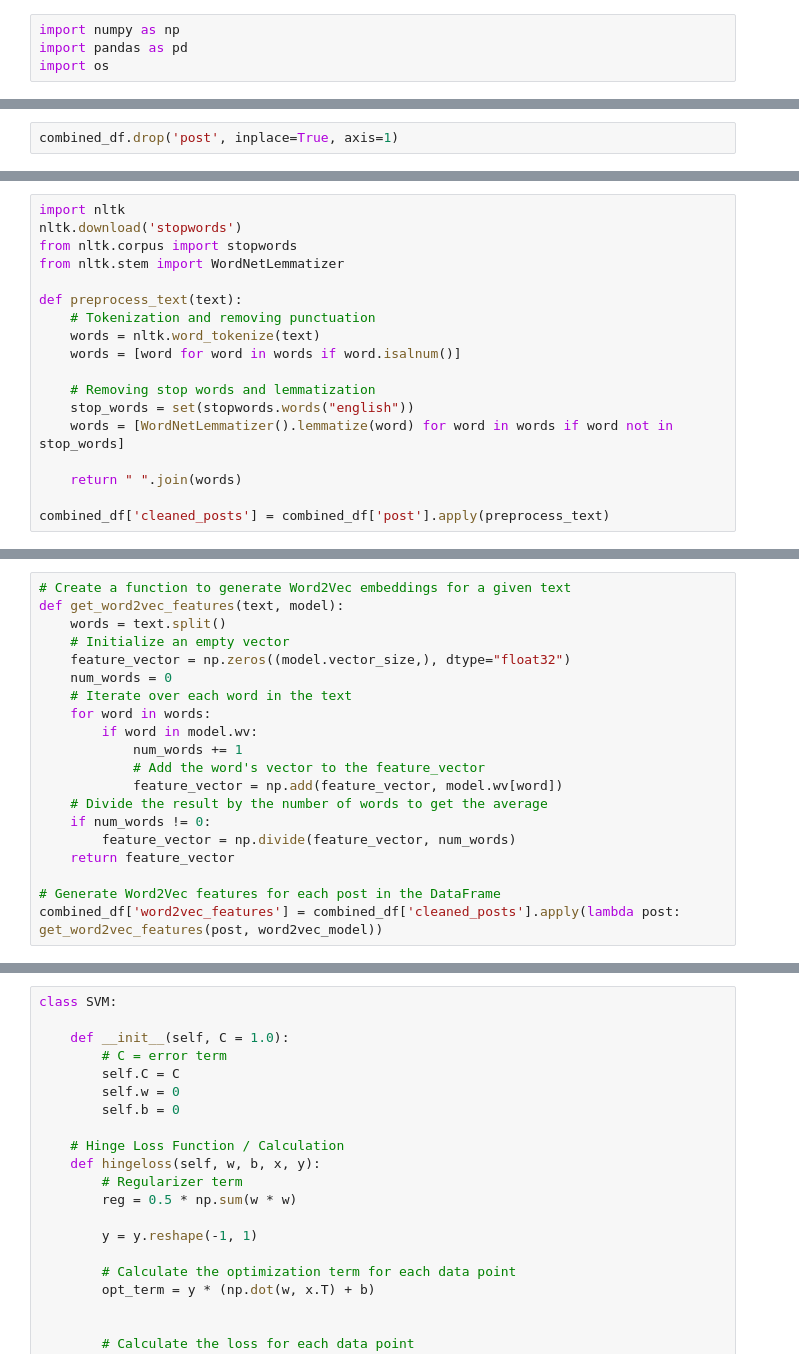
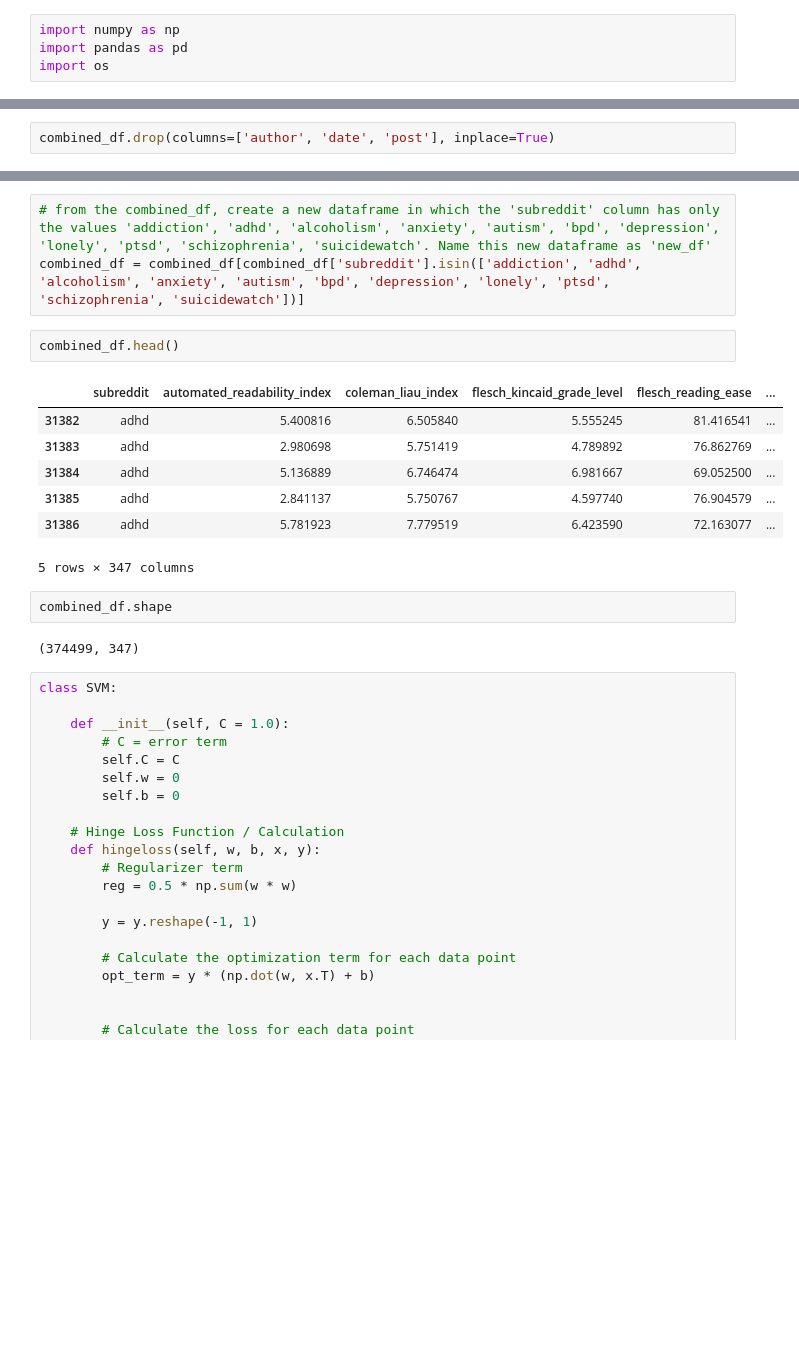
Before and after one commit to Statistical-Methods-in-AI-Monsoon-2023/project-boys, a Jupyter notebook: SVM.ipynb, the cells around one changed output, grey strips where cells are left out. Cells and saved outputs as stored; diff of their text form; blank space fills up the shorter version.

```diff
--- a/SVM.ipynb
+++ b/SVM.ipynb
@@ -10,2 +25,2 @@ combined_df = pd.read_csv('./combined_df.csv')
 # %%
-combined_df.drop('post', inplace=True, axis=1)
+combined_df.drop(columns=['author', 'date', 'post'], inplace=True)
@@ -23,18 +26,0 @@ import nltk
-# %%
-import nltk
-nltk.download('stopwords')
-from nltk.corpus import stopwords
-from nltk.stem import WordNetLemmatizer
-
-def preprocess_text(text):
-    # Tokenization and removing punctuation
-    words = nltk.word_tokenize(text)
-    words = [word for word in words if word.isalnum()]
-
-    # Removing stop words and lemmatization
-    stop_words = set(stopwords.words("english"))
-    words = [WordNetLemmatizer().lemmatize(word) for word in words if word not in stop_words]
-
-    return " ".join(words)
-
-combined_df['cleaned_posts'] = combined_df['post'].apply(preprocess_text)
@@ -47,20 +26,0 @@ word2vec_model = Word2Vec(sentences=[text.split() for text in combined_df['clean
-# %%
-# Create a function to generate Word2Vec embeddings for a given text
-def get_word2vec_features(text, model):
-    words = text.split()
-    # Initialize an empty vector
-    feature_vector = np.zeros((model.vector_size,), dtype="float32")
-    num_words = 0
-    # Iterate over each word in the text
-    for word in words:
-        if word in model.wv:
-            num_words += 1
-            # Add the word's vector to the feature_vector
-            feature_vector = np.add(feature_vector, model.wv[word])
-    # Divide the result by the number of words to get the average
-    if num_words != 0:
-        feature_vector = np.divide(feature_vector, num_words)
-    return feature_vector
-
-# Generate Word2Vec features for each post in the DataFrame
-combined_df['word2vec_features'] = combined_df['cleaned_posts'].apply(lambda post: get_word2vec_features(post, word2vec_model))
@@ -107,3 +27,20 @@ y_test_encoded = encoder.transform(y_test.values.reshape(-1, 1)).argmax(axis=1)
+# %%
+# from the combined_df, create a new dataframe in which the 'subreddit' column has only the values 'addiction', 'adhd', 'alcoholism', 'anxiety', 'autism', 'bpd', 'depression', 'lonely', 'ptsd', 'schizophrenia', 'suicidewatch'. Name this new dataframe as 'new_df'
+combined_df = combined_df[combined_df['subreddit'].isin(['addiction', 'adhd', 'alcoholism', 'anxiety', 'autism', 'bpd', 'depression', 'lonely', 'ptsd', 'schizophrenia', 'suicidewatch'])]
+# %%
+combined_df.head()
+# %% [output]
+|  | subreddit | automated_readability_index | coleman_liau_index | flesch_kincaid_grade_level | flesch_reading_ease | ... |
+| 31382 | adhd | 5.400816 | 6.505840 | 5.555245 | 81.416541 | ... |
+| 31383 | adhd | 2.980698 | 5.751419 | 4.789892 | 76.862769 | ... |
+| 31384 | adhd | 5.136889 | 6.746474 | 6.981667 | 69.052500 | ... |
+| 31385 | adhd | 2.841137 | 5.750767 | 4.597740 | 76.904579 | ... |
+| 31386 | adhd | 5.781923 | 7.779519 | 6.423590 | 72.163077 | ... |
+5 rows × 347 columns
+# %%
+combined_df.shape
+# %% [output]
+(374499, 347)
 # %%
 class SVM:
 
```
Also changed, not shown: parts of 16 cells of this notebook, 3 other files.
